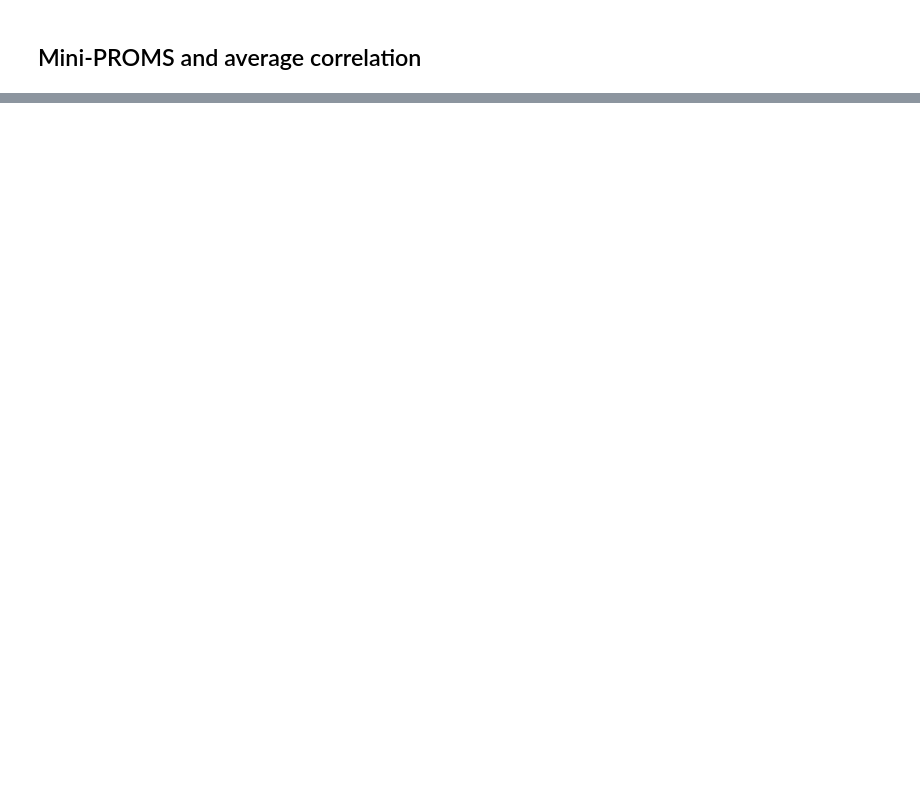
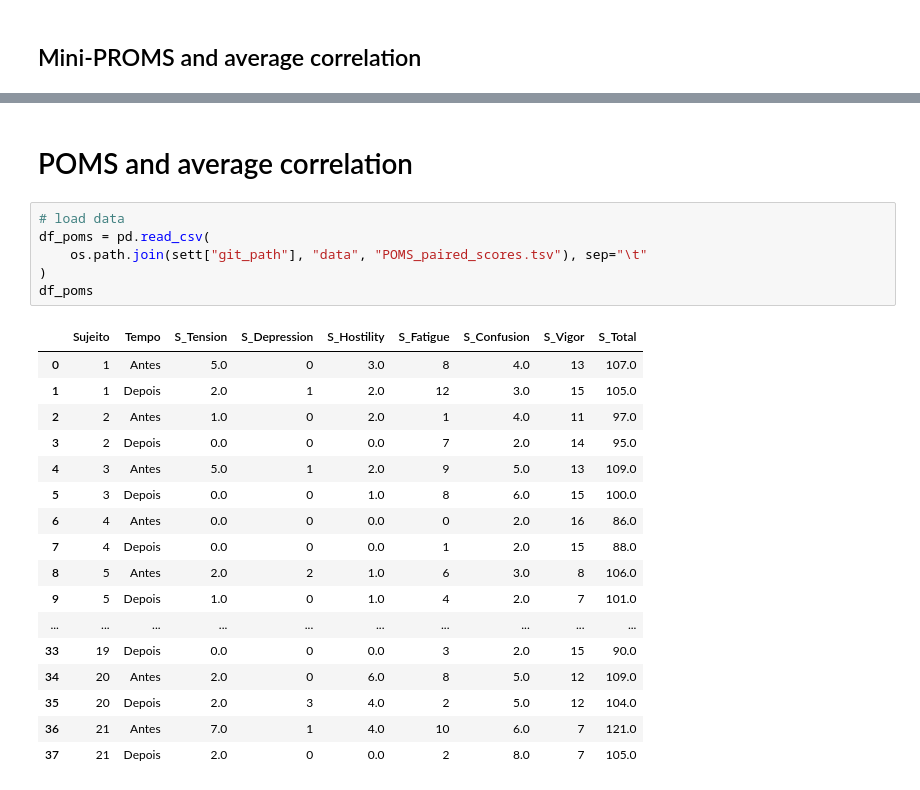
Before and after one commit to CIBIT-UC/musicnf-novelinterface, a Jupyter notebook: scripts/correlations_behav_img/Biomarker_Search.ipynb, the cells around one changed output, grey strips where cells are left out. Saved outputs shown, nothing was run; the diff lists cells and outputs as text; blank space fills up the shorter version.

```diff
--- a/scripts/correlations_behav_img/Biomarker_Search.ipynb
+++ b/scripts/correlations_behav_img/Biomarker_Search.ipynb
@@ -140,0 +163,26 @@ Text(1.6, 30, '$y=-2.75x + 22.19$\n$r=-0.12$\n$p=0.61$')
+# %% [markdown]
+# POMS and average correlation
+# %%
+# load data
+df_poms = pd.read_csv(
+    os.path.join(sett["git_path"], "data", "POMS_paired_scores.tsv"), sep="\t"
+)
+df_poms
+# %% [output]
+|  | Sujeito | Tempo | S_Tension | S_Depression | S_Hostility | S_Fatigue | S_Confusion | S_Vigor | S_Total |
+| 0 | 1 | Antes | 5.0 | 0 | 3.0 | 8 | 4.0 | 13 | 107.0 |
+| 1 | 1 | Depois | 2.0 | 1 | 2.0 | 12 | 3.0 | 15 | 105.0 |
+| 2 | 2 | Antes | 1.0 | 0 | 2.0 | 1 | 4.0 | 11 | 97.0 |
+| 3 | 2 | Depois | 0.0 | 0 | 0.0 | 7 | 2.0 | 14 | 95.0 |
+| 4 | 3 | Antes | 5.0 | 1 | 2.0 | 9 | 5.0 | 13 | 109.0 |
+| 5 | 3 | Depois | 0.0 | 0 | 1.0 | 8 | 6.0 | 15 | 100.0 |
+| 6 | 4 | Antes | 0.0 | 0 | 0.0 | 0 | 2.0 | 16 | 86.0 |
+| 7 | 4 | Depois | 0.0 | 0 | 0.0 | 1 | 2.0 | 15 | 88.0 |
+| 8 | 5 | Antes | 2.0 | 2 | 1.0 | 6 | 3.0 | 8 | 106.0 |
+| 9 | 5 | Depois | 1.0 | 0 | 1.0 | 4 | 2.0 | 7 | 101.0 |
+| ... | ... | ... | ... | ... | ... | ... | ... | ... | ... |
+| 33 | 19 | Depois | 0.0 | 0 | 0.0 | 3 | 2.0 | 15 | 90.0 |
+| 34 | 20 | Antes | 2.0 | 0 | 6.0 | 8 | 5.0 | 12 | 109.0 |
+| 35 | 20 | Depois | 2.0 | 3 | 4.0 | 2 | 5.0 | 12 | 104.0 |
+| 36 | 21 | Antes | 7.0 | 1 | 4.0 | 10 | 6.0 | 7 | 121.0 |
+| 37 | 21 | Depois | 2.0 | 0 | 0.0 | 2 | 8.0 | 7 | 105.0 |
```
Also changed, not shown: parts of 6 cells of this notebook, 2 other files.
